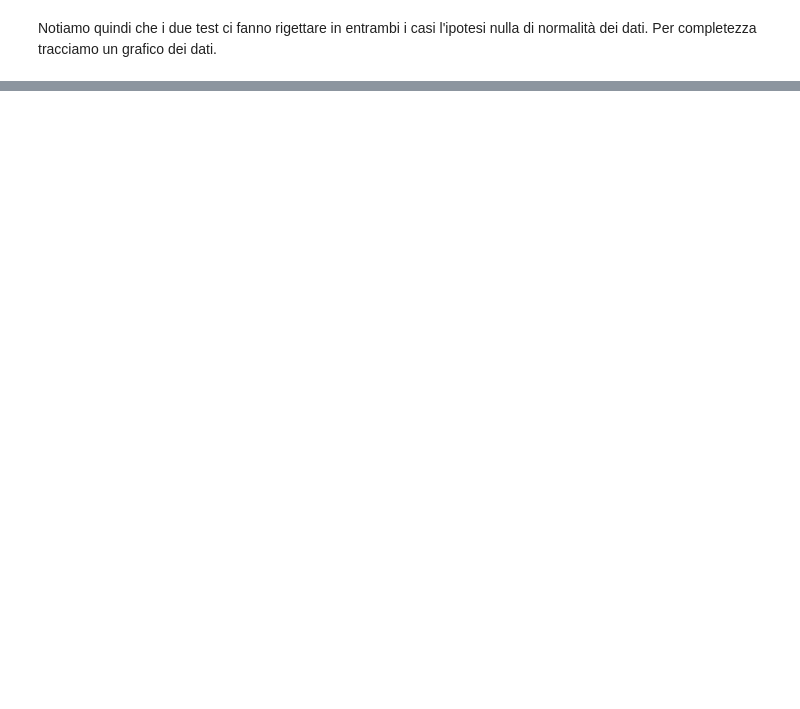
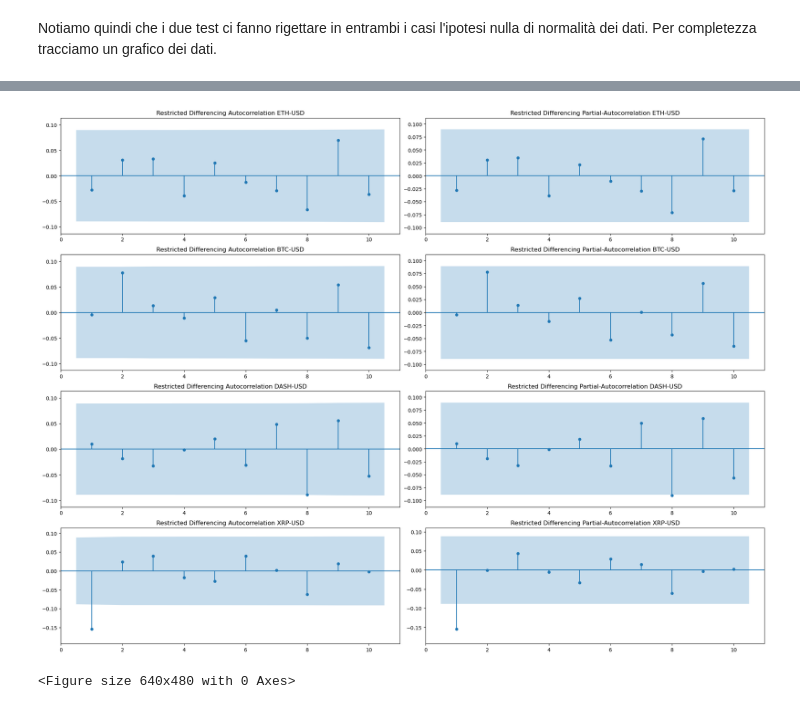
Before and after one commit to SimoneNicosanti/MPSMF_Project, a Jupyter notebook: Progetto.ipynb, the cells around one changed output, grey strips where cells are left out. Saved outputs shown, nothing was run; the diff lists cells and outputs as text; code cells hidden in the pictures; blank space fills up the shorter version.

```diff
--- a/Progetto.ipynb
+++ b/Progetto.ipynb
@@ -753,0 +968,12 @@ plt.clf()
+# %%
+N_LAGS = 10
+SIGNIFICANCE_LEVEL = 0.05
+ljungTable = buildTable("Ljung-Box", ["Crypto", "StatValue", "pValue", "Outcome"], ["left", "right", "right", "left"])
+for crypto in cryptoList :
+    testResult = acorr_ljungbox(restrDiffDataFrameDict[crypto], lags = N_LAGS)
+    statValue, pValue = testResult["lb_stat"][N_LAGS], testResult["lb_pvalue"][N_LAGS]
+    outcomeString = "Reject" if pValue < SIGNIFICANCE_LEVEL else "Accept"
+    ljungTable.add_row(crypto, str(statValue), str(pValue), outcomeString)
+
+console = Console()
+console.print(ljungTable)
@@ -753,0 +990,20 @@ plt.clf()
+# %%
+N_LAGS = 10
+
+fig, ax = plt.subplots(figsize=(20, 15), nrows = len(cryptoList), ncols = 2)
+fig.tight_layout(h_pad = 2, w_pad = 2)
+i = 0
+for crypto in cryptoList :
+    plot_acf(x = restrDiffDataFrameDict[crypto], ax = ax[i][0], lags = N_LAGS, title = "Restricted Differencing Autocorrelation " + crypto, zero = False, auto_ylims = True)
+    i += 1
+
+i = 0
+for crypto in cryptoList :
+    plot_pacf(x = restrDiffDataFrameDict[crypto], ax = ax[i][1], lags = N_LAGS, title = "Restricted Differencing Partial-Autocorrelation " + crypto, zero = False, auto_ylims = True)
+    i += 1
+
+plt.show()
+plt.clf()
+# %% [output]
+[figure, added]
+<Figure size 640x480 with 0 Axes>
```
Also changed, not shown: parts of 26 cells of this notebook, 1 other file.
